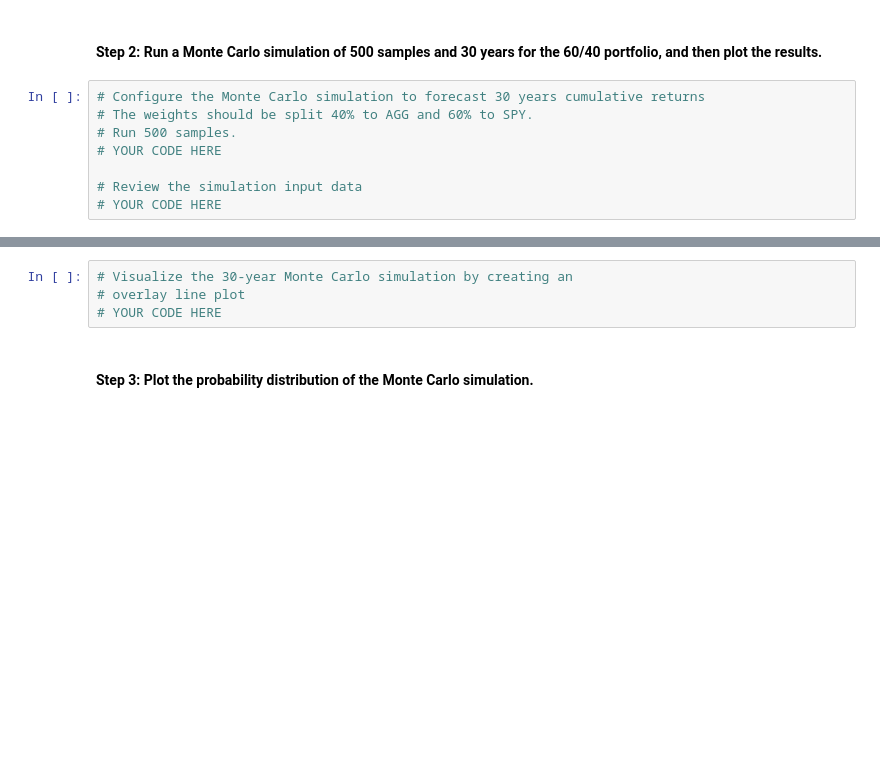
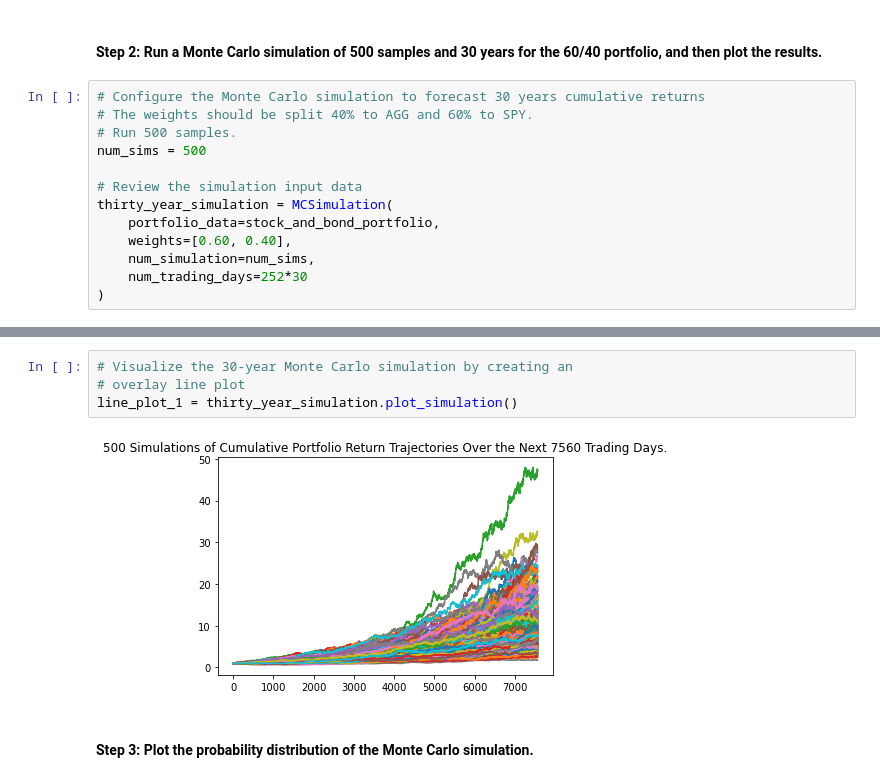
Before and after one commit to billybishop21/monte_carlo_simulation, a Jupyter notebook: financial_planning_tools.ipynb, the cells around one changed output, grey strips where cells are left out. Drawn from its saved outputs; the diff is of its cells as text; blank space fills up the shorter version.

Commit message:
commit monte carlo simulation for SPY and AGG

```diff
--- a/financial_planning_tools.ipynb
+++ b/financial_planning_tools.ipynb
@@ -454,9 +469,14 @@ NameError: name 'api' is not defined
 # Configure the Monte Carlo simulation to forecast 30 years cumulative returns
 # The weights should be split 40% to AGG and 60% to SPY.
 # Run 500 samples.
-# YOUR CODE HERE
+num_sims = 500
 
 # Review the simulation input data
-# YOUR CODE HERE
+thirty_year_simulation = MCSimulation(
+    portfolio_data=stock_and_bond_portfolio,
+    weights=[0.60, 0.40],
+    num_simulation=num_sims,
+    num_trading_days=252*30
+)
 # %%
 # Run the Monte Carlo simulation to forecast 30 years cumulative returns
@@ -469,7 +515,9 @@ ten_year_simulation = MCSimulation(
 # %%
 # Visualize the 30-year Monte Carlo simulation by creating an
 # overlay line plot
-# YOUR CODE HERE
+line_plot_1 = thirty_year_simulation.plot_simulation()
+# %% [output]
+[figure, added]
 # %% [markdown]
 #### Step 3: Plot the probability distribution of the Monte Carlo simulation.
 # %%
```
Also changed, not shown: parts of 4 cells of this notebook.
